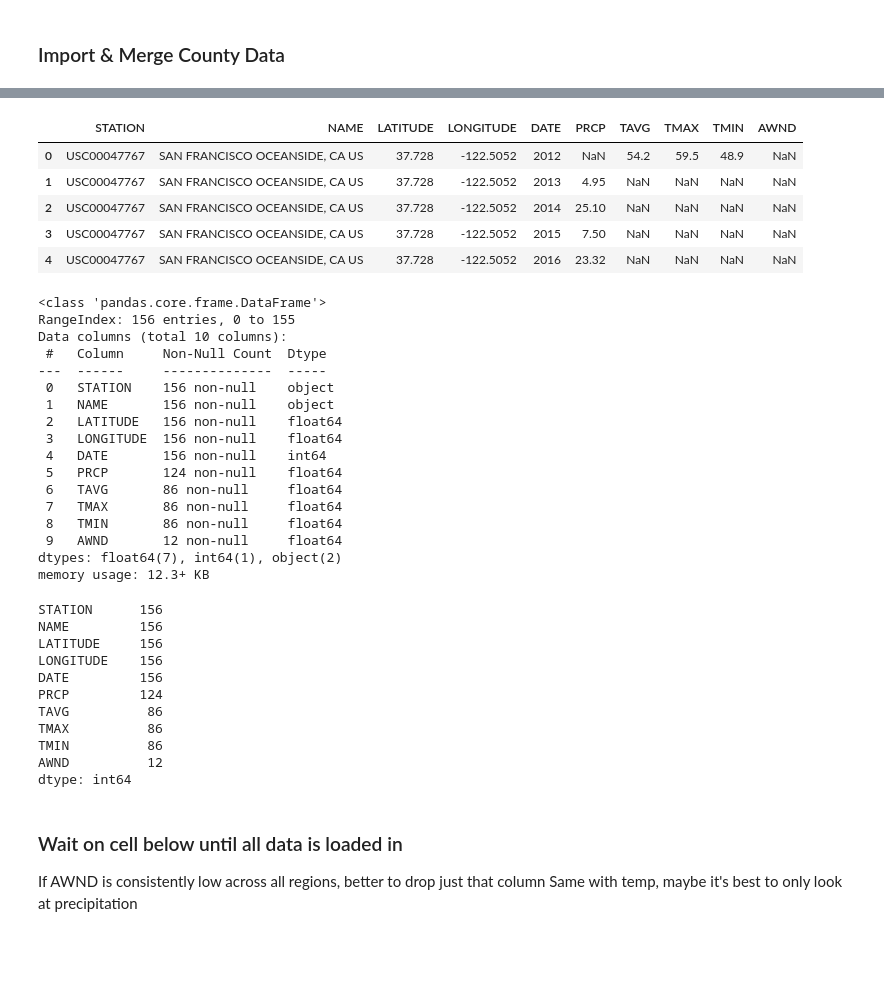
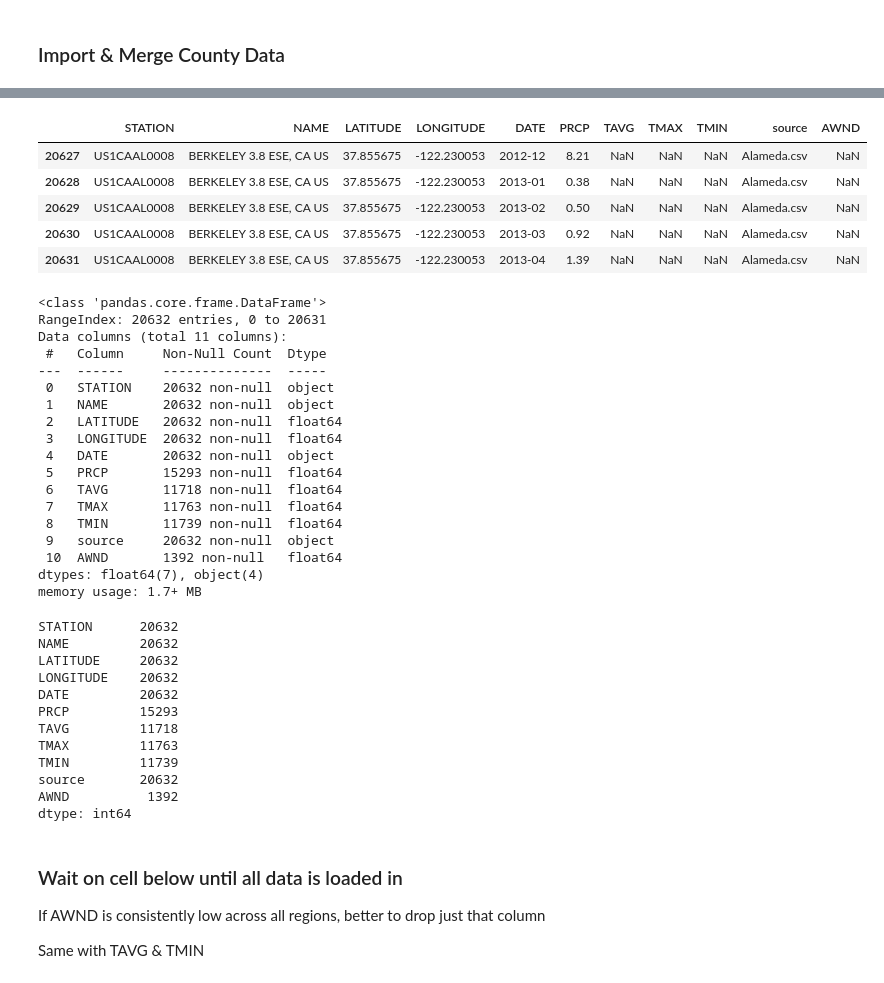
Before and after one commit to chloebellehooton/Group-5-Project, a Jupyter notebook: Wildfire_County_ETL.ipynb, the cells around one changed output, grey strips where cells are left out. Cells and saved outputs as stored; diff of their text form; code cells hidden in the pictures; blank space fills up the shorter version.

Commit message:
Calculating monthly precip. Not working properly

```diff
--- a/Wildfire_County_ETL.ipynb
+++ b/Wildfire_County_ETL.ipynb
@@ -124,6 +124,7 @@ li = []
 
 for filename in all_files:
     df = pd.read_csv(filename, index_col=None, header=0)
+    df['source'] = os.path.basename(filename)
     li.append(df)
 
 county_df = pd.concat(li, axis=0, ignore_index=True)
@@ -138,54 +139,57 @@ county_df.head()
 # %%
 #Drop excess columns
 county_df = county_df.drop(['ELEVATION','PRCP_ATTRIBUTES','TAVG_ATTRIBUTES','TMAX_ATTRIBUTES',
                             'TMIN_ATTRIBUTES','AWND_ATTRIBUTES'],1)
-county_df.head()
+county_df.tail()
 # %% [output]
-|  | STATION | NAME | LATITUDE | LONGITUDE | DATE | PRCP | TAVG | TMAX | TMIN | AWND |
-| 0 | USC00047767 | SAN FRANCISCO OCEANSIDE, CA US | 37.728 | -122.5052 | 2012 | NaN | 54.2 | 59.5 | 48.9 | NaN |
-| 1 | USC00047767 | SAN FRANCISCO OCEANSIDE, CA US | 37.728 | -122.5052 | 2013 | 4.95 | NaN | NaN | NaN | NaN |
-| 2 | USC00047767 | SAN FRANCISCO OCEANSIDE, CA US | 37.728 | -122.5052 | 2014 | 25.10 | NaN | NaN | NaN | NaN |
-| 3 | USC00047767 | SAN FRANCISCO OCEANSIDE, CA US | 37.728 | -122.5052 | 2015 | 7.50 | NaN | NaN | NaN | NaN |
-| 4 | USC00047767 | SAN FRANCISCO OCEANSIDE, CA US | 37.728 | -122.5052 | 2016 | 23.32 | NaN | NaN | NaN | NaN |
+|  | STATION | NAME | LATITUDE | LONGITUDE | DATE | PRCP | TAVG | TMAX | TMIN | source | AWND |
+| 20627 | US1CAAL0008 | BERKELEY 3.8 ESE, CA US | 37.855675 | -122.230053 | 2012-12 | 8.21 | NaN | NaN | NaN | Alameda.csv | NaN |
+| 20628 | US1CAAL0008 | BERKELEY 3.8 ESE, CA US | 37.855675 | -122.230053 | 2013-01 | 0.38 | NaN | NaN | NaN | Alameda.csv | NaN |
+| 20629 | US1CAAL0008 | BERKELEY 3.8 ESE, CA US | 37.855675 | -122.230053 | 2013-02 | 0.50 | NaN | NaN | NaN | Alameda.csv | NaN |
+| 20630 | US1CAAL0008 | BERKELEY 3.8 ESE, CA US | 37.855675 | -122.230053 | 2013-03 | 0.92 | NaN | NaN | NaN | Alameda.csv | NaN |
+| 20631 | US1CAAL0008 | BERKELEY 3.8 ESE, CA US | 37.855675 | -122.230053 | 2013-04 | 1.39 | NaN | NaN | NaN | Alameda.csv | NaN |
 # %%
 #Confirm datatypes for each column
 county_df.info()
 # %% [output]
 <class 'pandas.core.frame.DataFrame'>
-RangeIndex: 156 entries, 0 to 155
-Data columns (total 10 columns):
+RangeIndex: 20632 entries, 0 to 20631
+Data columns (total 11 columns):
  #   Column     Non-Null Count  Dtype
 ---  ------     --------------  -----
- 0   STATION    156 non-null    object
- 1   NAME       156 non-null    object
- 2   LATITUDE   156 non-null    float64
- 3   LONGITUDE  156 non-null    float64
- 4   DATE       156 non-null    int64
- 5   PRCP       124 non-null    float64
- 6   TAVG       86 non-null     float64
- 7   TMAX       86 non-null     float64
- 8   TMIN       86 non-null     float64
- 9   AWND       12 non-null     float64
-dtypes: float64(7), int64(1), object(2)
-memory usage: 12.3+ KB
+ 0   STATION    20632 non-null  object
+ 1   NAME       20632 non-null  object
+ 2   LATITUDE   20632 non-null  float64
+ 3   LONGITUDE  20632 non-null  float64
+ 4   DATE       20632 non-null  object
+ 5   PRCP       15293 non-null  float64
+ 6   TAVG       11718 non-null  float64
+ 7   TMAX       11763 non-null  float64
+ 8   TMIN       11739 non-null  float64
+ 9   source     20632 non-null  object
+ 10  AWND       1392 non-null   float64
+dtypes: float64(7), object(4)
+memory usage: 1.7+ MB
 # %%
 #Check for null data
 county_df.count()
 # %% [output]
-STATION      156
-NAME         156
-LATITUDE     156
-LONGITUDE    156
-DATE         156
-PRCP         124
-TAVG          86
-TMAX          86
-TMIN          86
-AWND          12
+STATION      20632
+NAME         20632
+LATITUDE     20632
+LONGITUDE    20632
+DATE         20632
+PRCP         15293
+TAVG         11718
+TMAX         11763
+TMIN         11739
+source       20632
+AWND          1392
 dtype: int64
 # %% [markdown]
 ### Wait on cell below until all data is loaded in
 If AWND is consistently low across all regions, better to drop just that column
-Same with temp, maybe it's best to only look at precipitation
+
+Same with TAVG & TMIN
 # %%
 #Drop null data
```
Also changed, not shown: parts of 7 cells of this notebook.
